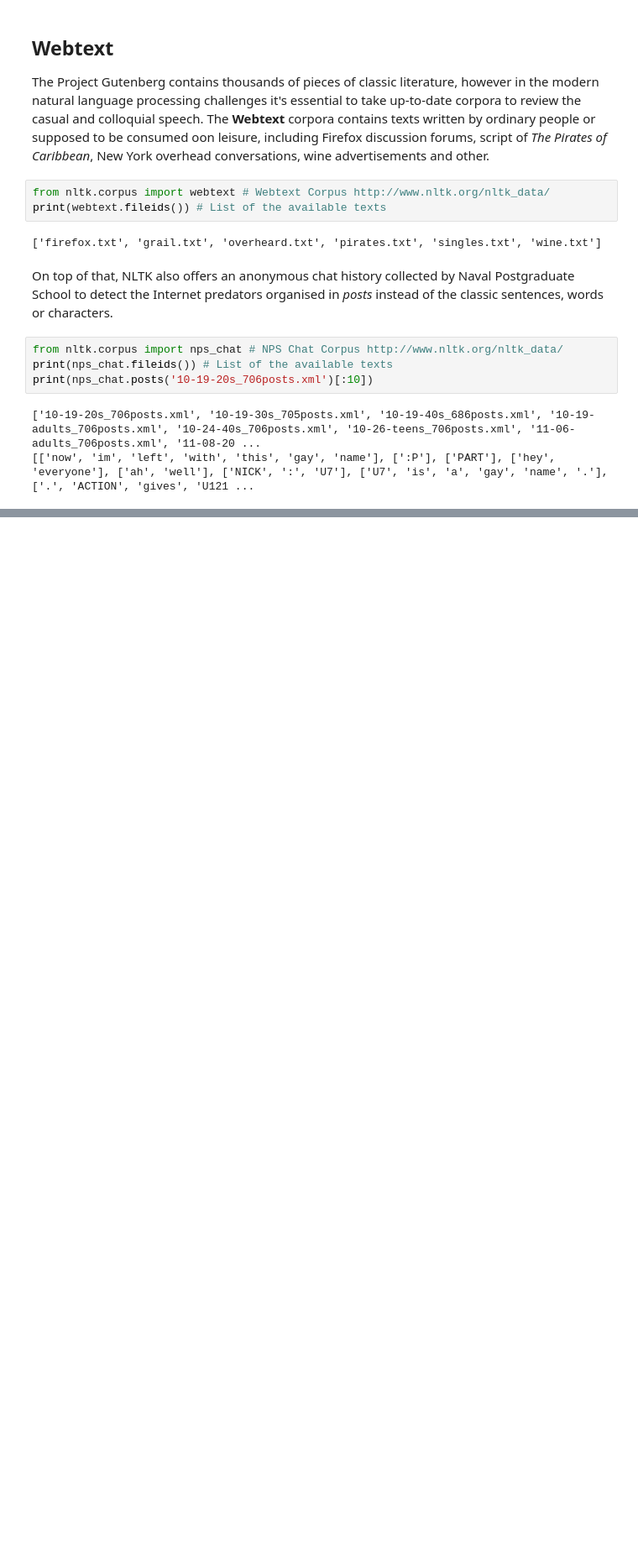
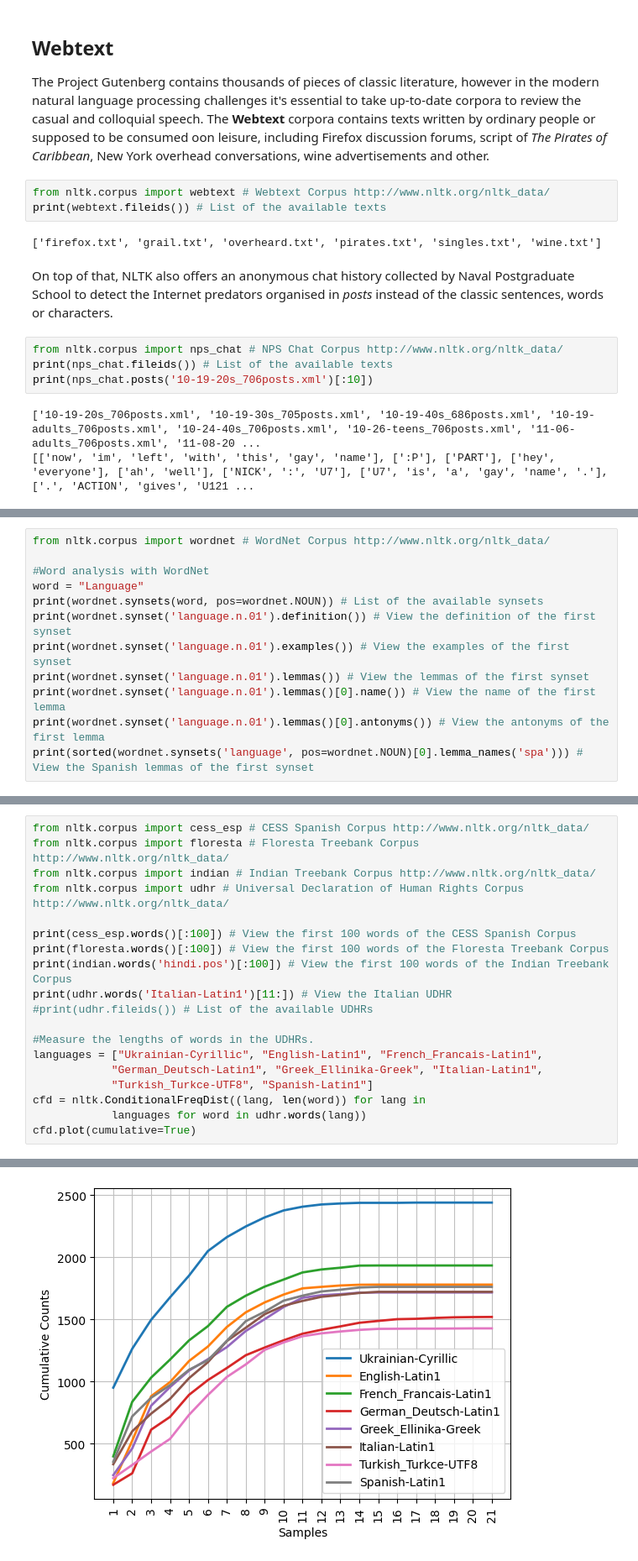
Before and after one commit to ChocolateMagnate/linguistic-workshop, a Jupyter notebook: Showcase/Part 2: NLTK.ipynb, the cells around one changed output, grey strips where cells are left out. Shown: that part at 84% size. Drawn from its saved outputs; the diff is of its cells as text; blank space fills up the shorter version.

```diff
--- a/Showcase/Part 2: NLTK.ipynb
+++ b/Showcase/Part 2: NLTK.ipynb
@@ -248,0 +283,12 @@ The Brown corpus was the first 1-million-word electronic source
+# %%
+from nltk.corpus import wordnet # WordNet Corpus http://www.nltk.org/nltk_data/
+
+#Word analysis with WordNet
+word = "Language"
+print(wordnet.synsets(word, pos=wordnet.NOUN)) # List of the available synsets
+print(wordnet.synset('language.n.01').definition()) # View the definition of the first synset
+print(wordnet.synset('language.n.01').examples()) # View the examples of the first synset
+print(wordnet.synset('language.n.01').lemmas()) # View the lemmas of the first synset
+print(wordnet.synset('language.n.01').lemmas()[0].name()) # View the name of the first lemma
+print(wordnet.synset('language.n.01').lemmas()[0].antonyms()) # View the antonyms of the first lemma
+print(sorted(wordnet.synsets('language', pos=wordnet.NOUN)[0].lemma_names('spa'))) # View the Spanish lemmas of the first synset
@@ -248,0 +340,20 @@ The Brown corpus was the first 1-million-word electronic source
+# %%
+from nltk.corpus import cess_esp # CESS Spanish Corpus http://www.nltk.org/nltk_data/
+from nltk.corpus import floresta # Floresta Treebank Corpus http://www.nltk.org/nltk_data/
+from nltk.corpus import indian # Indian Treebank Corpus http://www.nltk.org/nltk_data/
+from nltk.corpus import udhr # Universal Declaration of Human Rights Corpus http://www.nltk.org/nltk_data/
+
+print(cess_esp.words()[:100]) # View the first 100 words of the CESS Spanish Corpus
+print(floresta.words()[:100]) # View the first 100 words of the Floresta Treebank Corpus
+print(indian.words('hindi.pos')[:100]) # View the first 100 words of the Indian Treebank Corpus
+print(udhr.words('Italian-Latin1')[11:]) # View the Italian UDHR
+#print(udhr.fileids()) # List of the available UDHRs
+
+#Measure the lengths of words in the UDHRs.
+languages = ["Ukrainian-Cyrillic", "English-Latin1", "French_Francais-Latin1",
+            "German_Deutsch-Latin1", "Greek_Ellinika-Greek", "Italian-Latin1",
+            "Turkish_Turkce-UTF8", "Spanish-Latin1"]
+cfd = nltk.ConditionalFreqDist((lang, len(word)) for lang in
+            languages for word in udhr.words(lang))
+cfd.plot(cumulative=True)
+# %% [output]
@@ -248,0 +364 @@ The Brown corpus was the first 1-million-word electronic source
+[figure, added]
```
Also changed, not shown: parts of 19 cells of this notebook, 3 other files.
